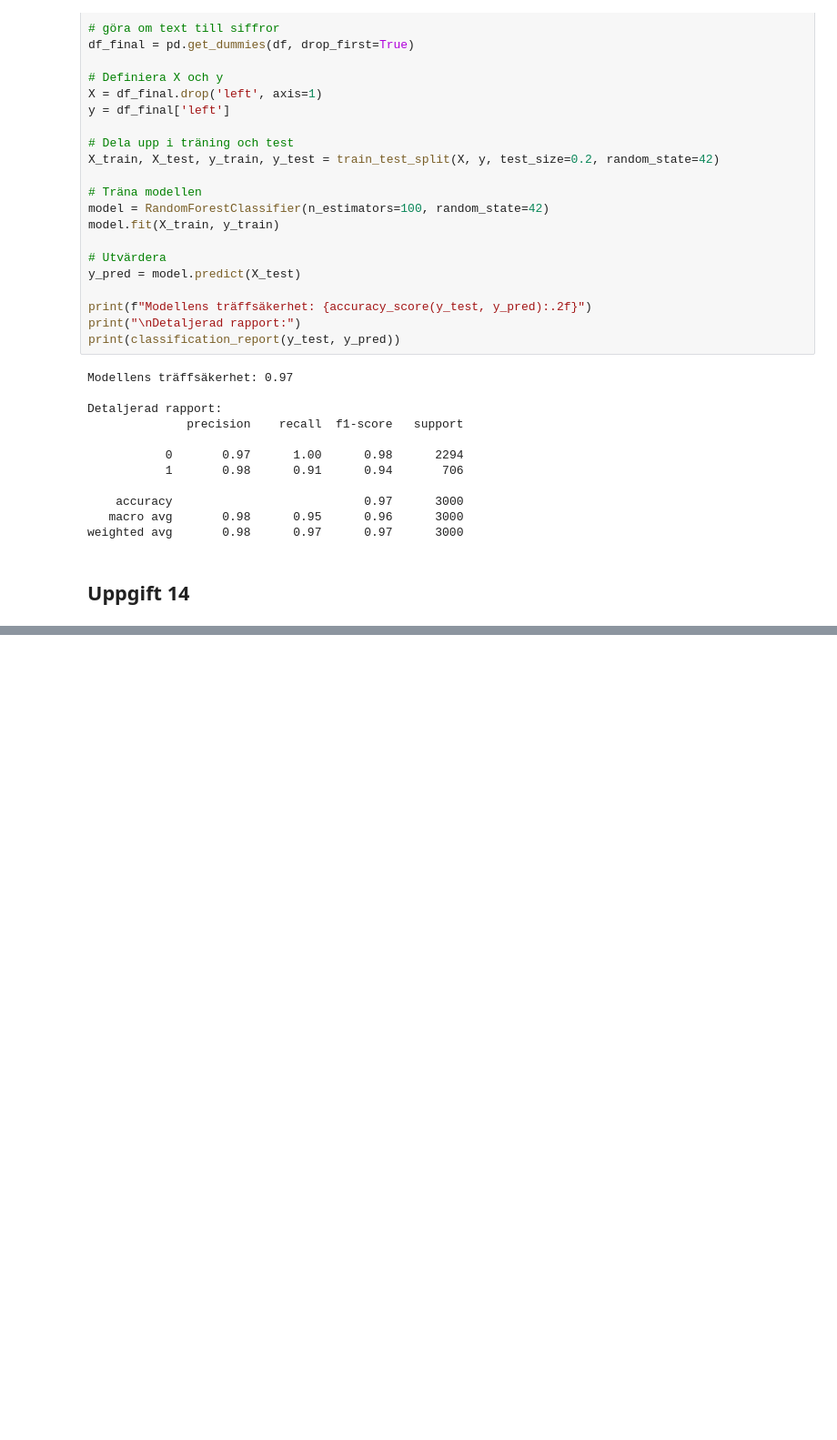
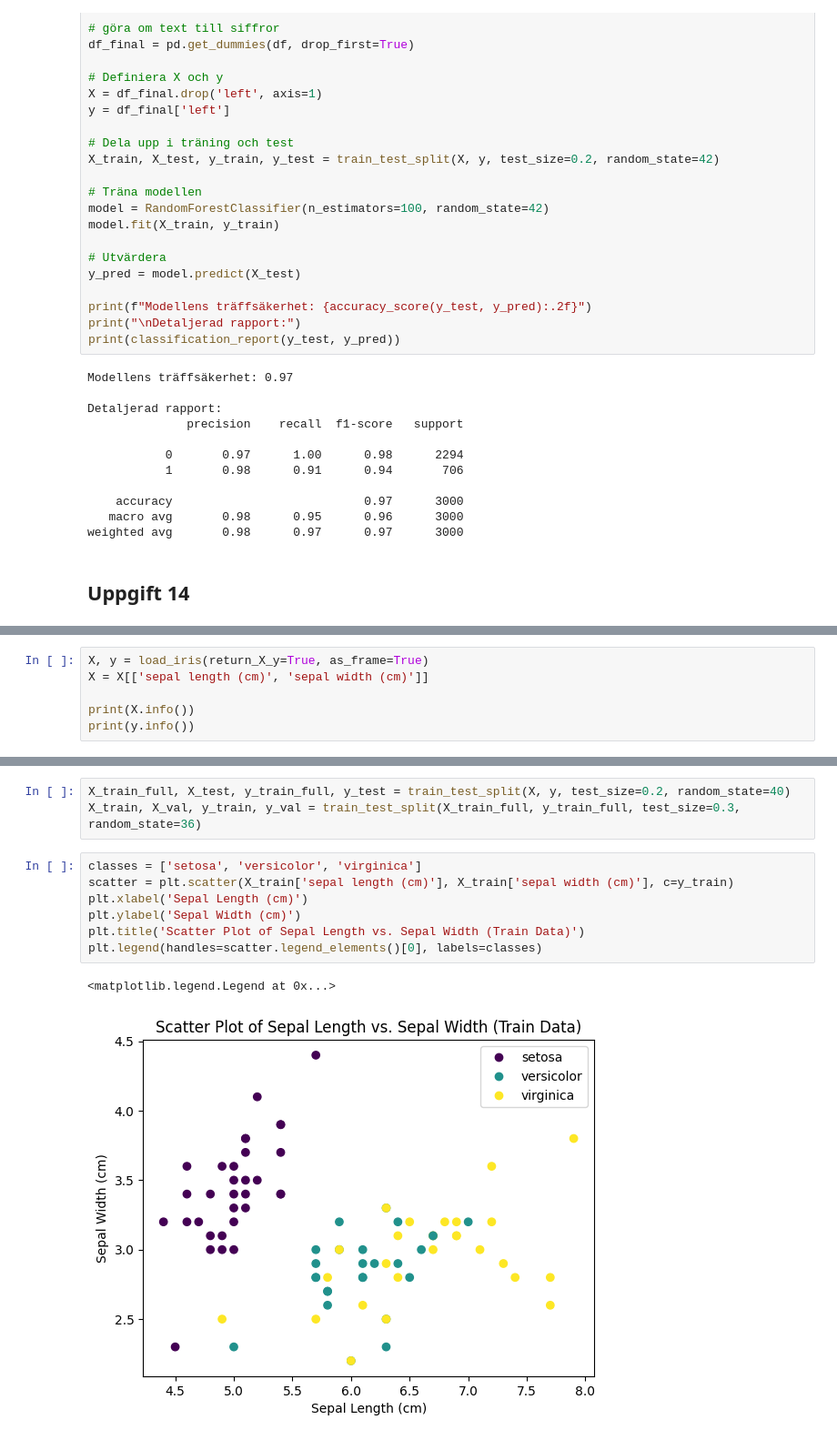
Before and after one commit to matildaottosson99-tech/kod, a Jupyter notebook: kapitel4.ipynb, the cells around one changed output, grey strips where cells are left out. Shown at 91% size. Saved outputs shown, nothing was run; the diff lists cells and outputs as text; blank space fills up the shorter version.

```diff
--- a/kapitel4.ipynb
+++ b/kapitel4.ipynb
@@ -114,0 +79,6 @@ weighted avg       0.70      0.64      0.61        36
+# %%
+X, y = load_iris(return_X_y=True, as_frame=True)
+X = X[['sepal length (cm)', 'sepal width (cm)']]
+
+print(X.info())
+print(y.info())
@@ -114,0 +105,13 @@ weighted avg       0.70      0.64      0.61        36
+# %%
+X_train_full, X_test, y_train_full, y_test = train_test_split(X, y, test_size=0.2, random_state=40)
+X_train, X_val, y_train, y_val = train_test_split(X_train_full, y_train_full, test_size=0.3, random_state=36)
+# %%
+classes = ['setosa', 'versicolor', 'virginica']
+scatter = plt.scatter(X_train['sepal length (cm)'], X_train['sepal width (cm)'], c=y_train)
+plt.xlabel('Sepal Length (cm)')
+plt.ylabel('Sepal Width (cm)')
+plt.title('Scatter Plot of Sepal Length vs. Sepal Width (Train Data)')
+plt.legend(handles=scatter.legend_elements()[0], labels=classes)
+# %% [output]
+<matplotlib.legend.Legend at 0x...>
+[figure, added]
```
Also changed, not shown: parts of 14 cells of this notebook.
